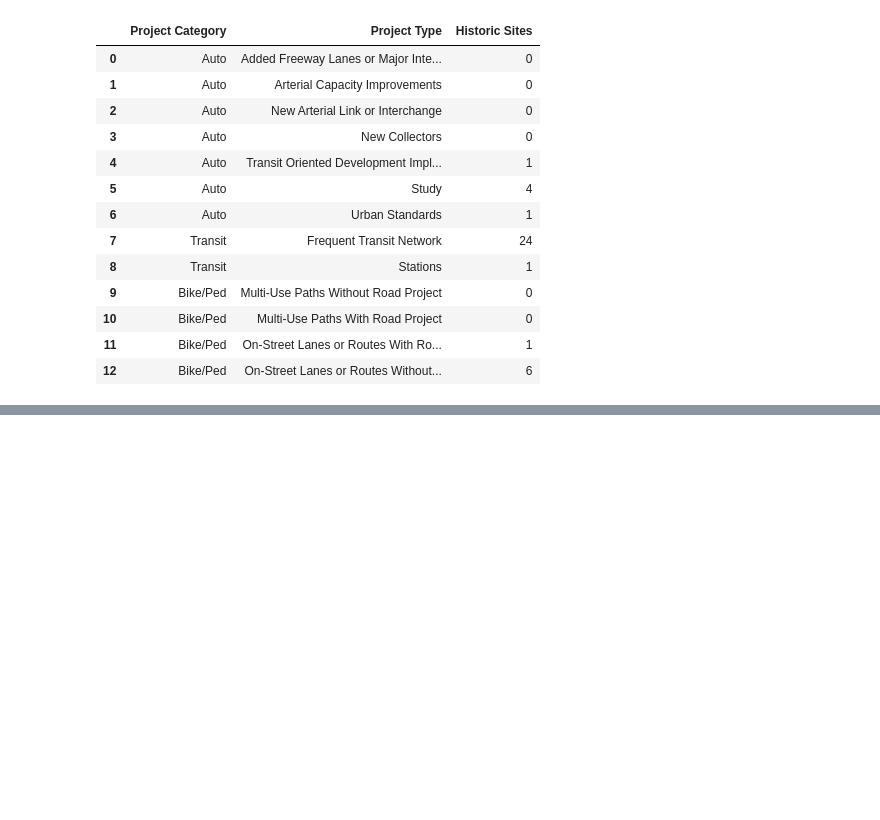
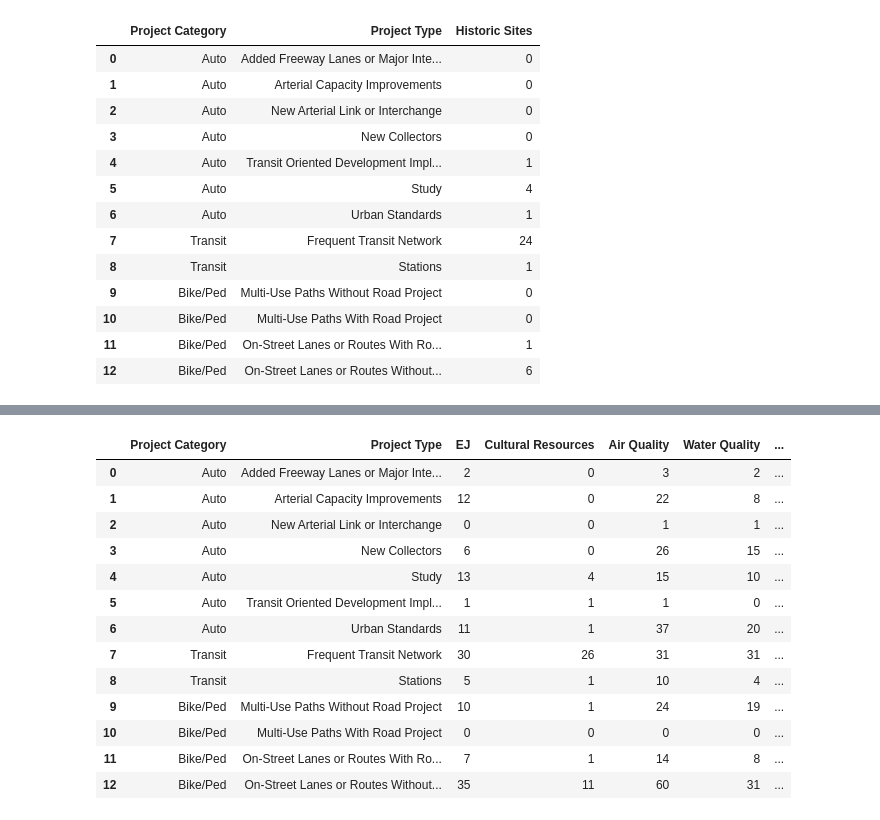
Before and after one commit to dongmeic/RTP, a Jupyter notebook: data/reorganize_analysis_for_AppendixF.ipynb, the cells around one changed output, grey strips where cells are left out. Cells and saved outputs as stored; diff of their text form; code cells hidden in the pictures; blank space fills up the shorter version.

```diff
--- a/data/reorganize_analysis_for_AppendixF.ipynb
+++ b/data/reorganize_analysis_for_AppendixF.ipynb
@@ -178,2 +125,0 @@ df.loc[df['Project Type'] == 'Study', var] = rwdf.loc['Study', 'geometry']
-# %%
-bpdf = combine_RTP_by_mode(mode='bikeped')
@@ -241,5 +172,0 @@ keywords.index(keyword)
-# %%
-keywords = ['HistoricDistricts', 'HistoricSites']
-varnms = ['Historic Districts', 'Historic Sites']
-folder = 'Historic'
-files = ['NationalRegisterHistoricDistrictsCLMPO.shp','NationalRegisterHistoricSitesCLMPO.shp']
@@ -326,0 +360,48 @@ combine_RTP_for_each_env_category()
+# %%
+varcats = ['EJ', 'Cultural Resources', 'Air Quality', 'Water Quality',
+           'Sensitive Habitat', 'Hazard Mitigation', 'MPO Area']
+folders = ['EJ', 'Historic', 'AirQuality', 'WaterQuality',
+           'SensitiveHabitats', 'NaturalHazards', 'RTP']
+filelist = [['equity_area.shp'],
+           ['NationalRegisterHistoricDistrictsCLMPO.shp',
+            'NationalRegisterHistoricSitesCLMPO.shp'],
+           ['AirQualityMaintenanceArea.shp'],
+           ['DEQ303dListedStreams.shp',
+            'SWV_GWMA.shp',
+            'NavigableRivers.shp',
+            'wetlandsCLMPO.shp'],
+           ['ODFW_COAs_CLMPO.shp',
+            'CRITHAB_CLMPO.shp'],
+           ['FloodwayCLMPO.shp',
+            'EarthquakeLayer.shp'],
+           ['MPO_Boundary.shp']]
+# %%
+def sum_RTP(export=False):
+    for varcat in varcats:
+        k = varcats.index(varcat)
+        df = sum_RTP_for_each_env_category(varcat=varcat, folder=folders[k], files=filelist[k])
+        if k==0:
+            ndf = df
+        else:
+            ndf = pd.concat([ndf, df[[varcat]]], axis=1)
+        #print(varcat)
+    if export:
+        ndf.to_csv(os.path.join(datapath, 'Tables', 'Summary.csv'))
+    return ndf
+# %%
+sum_RTP(export=True)
+# %% [output]
+|  | Project Category | Project Type | EJ | Cultural Resources | Air Quality | Water Quality | ... |
+| 0 | Auto | Added Freeway Lanes or Major Inte... | 2 | 0 | 3 | 2 | ... |
+| 1 | Auto | Arterial Capacity Improvements | 12 | 0 | 22 | 8 | ... |
+| 2 | Auto | New Arterial Link or Interchange | 0 | 0 | 1 | 1 | ... |
+| 3 | Auto | New Collectors | 6 | 0 | 26 | 15 | ... |
+| 4 | Auto | Study | 13 | 4 | 15 | 10 | ... |
+| 5 | Auto | Transit Oriented Development Impl... | 1 | 1 | 1 | 0 | ... |
+| 6 | Auto | Urban Standards | 11 | 1 | 37 | 20 | ... |
+| 7 | Transit | Frequent Transit Network | 30 | 26 | 31 | 31 | ... |
+| 8 | Transit | Stations | 5 | 1 | 10 | 4 | ... |
+| 9 | Bike/Ped | Multi-Use Paths Without Road Project | 10 | 1 | 24 | 19 | ... |
+| 10 | Bike/Ped | Multi-Use Paths With Road Project | 0 | 0 | 0 | 0 | ... |
+| 11 | Bike/Ped | On-Street Lanes or Routes With Ro... | 7 | 1 | 14 | 8 | ... |
+| 12 | Bike/Ped | On-Street Lanes or Routes Without... | 35 | 11 | 60 | 31 | ... |
```
Also changed, not shown: parts of 46 cells of this notebook, 2 other files.
